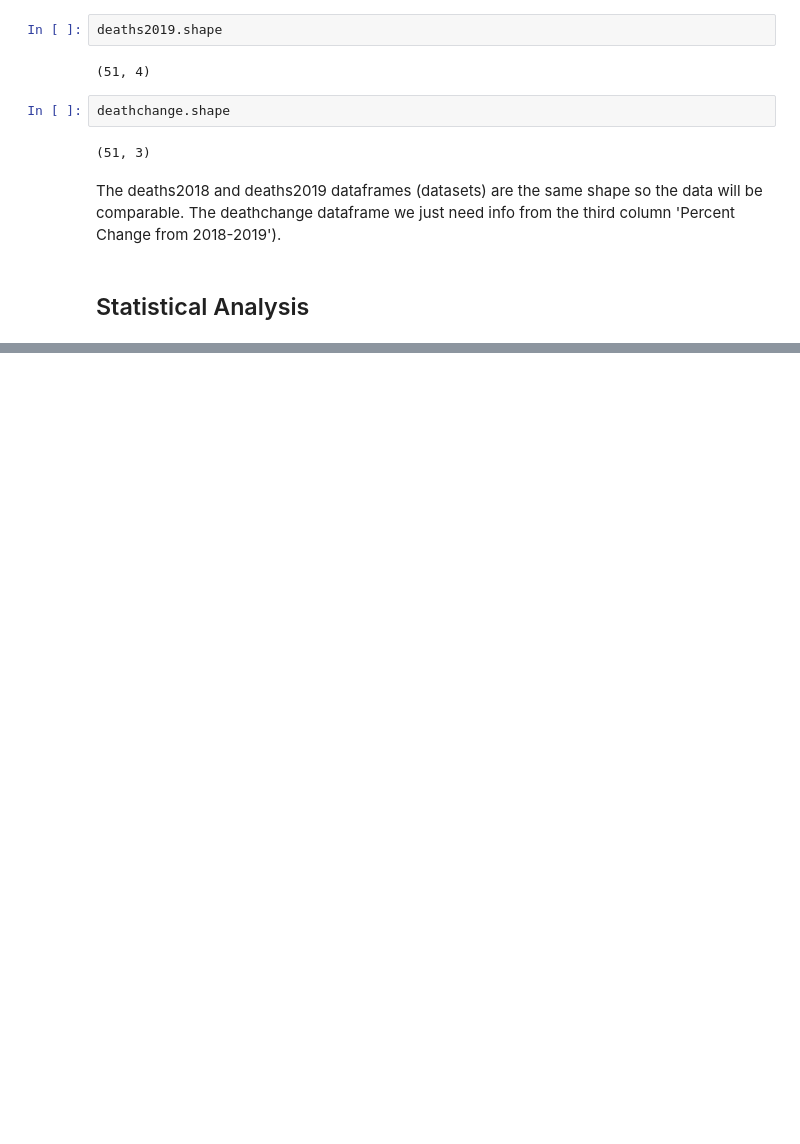
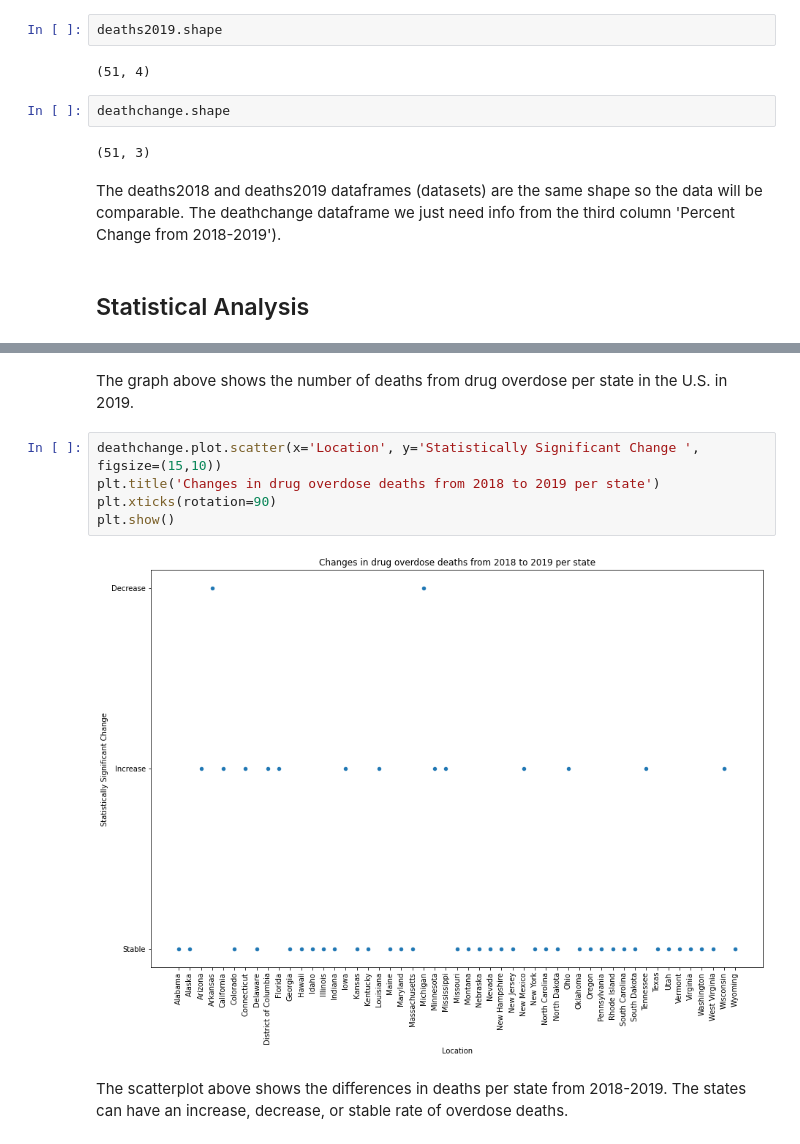
Before and after one commit to molly-rusk/DeathsbyDrugOverdoseinTheUS, a Jupyter notebook: Capstone_Notebook.ipynb, the cells around one changed output, grey strips where cells are left out. Cells and saved outputs as stored; diff of their text form; blank space fills up the shorter version.

```diff
--- a/Capstone_Notebook.ipynb
+++ b/Capstone_Notebook.ipynb
@@ -232,0 +261,11 @@ Hypothesis: Deaths by drug overdose has increased from 2018 to 2019.
+# %% [markdown]
+The graph above shows the number of deaths from drug overdose per state in the U.S. in 2019.
+# %%
+deathchange.plot.scatter(x='Location', y='Statistically Significant Change ', figsize=(15,10))
+plt.title('Changes in drug overdose deaths from 2018 to 2019 per state')
+plt.xticks(rotation=90)
+plt.show()
+# %% [output]
+[figure, added]
+# %% [markdown]
+The scatterplot above shows the differences in deaths per state from 2018-2019. The states can have an increase, decrease, or stable rate of overdose deaths.
```
Also changed, not shown: parts of 28 cells of this notebook.
